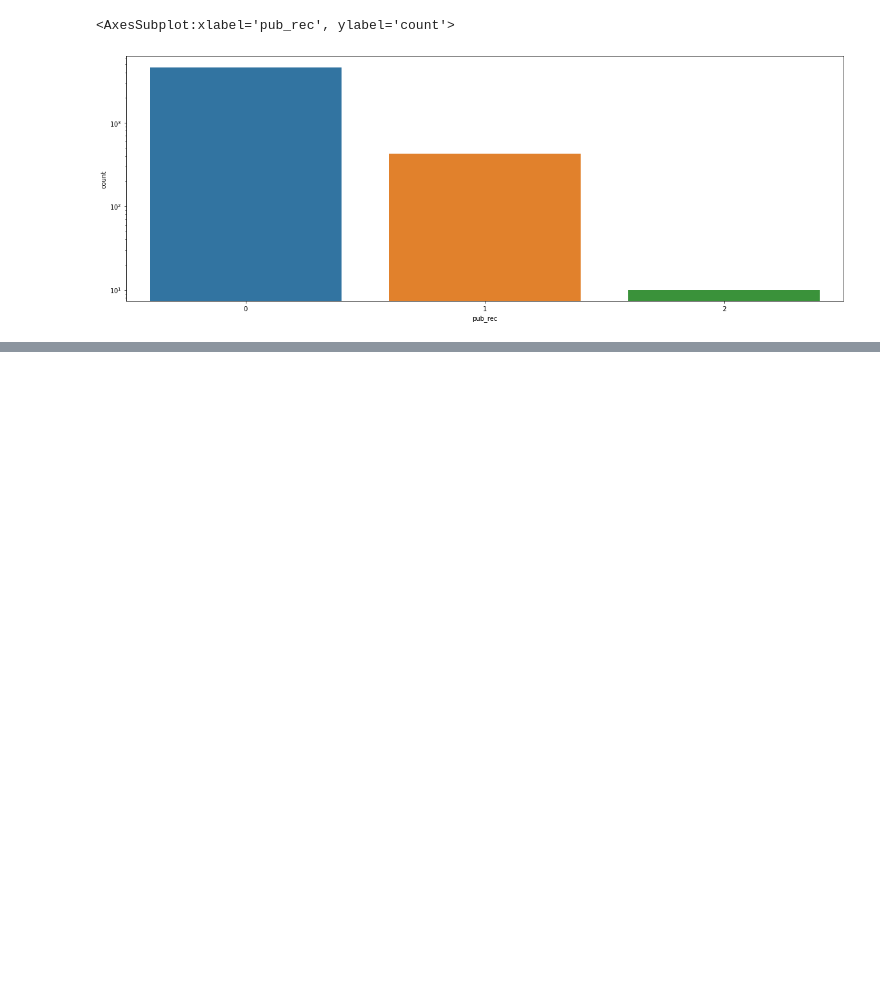
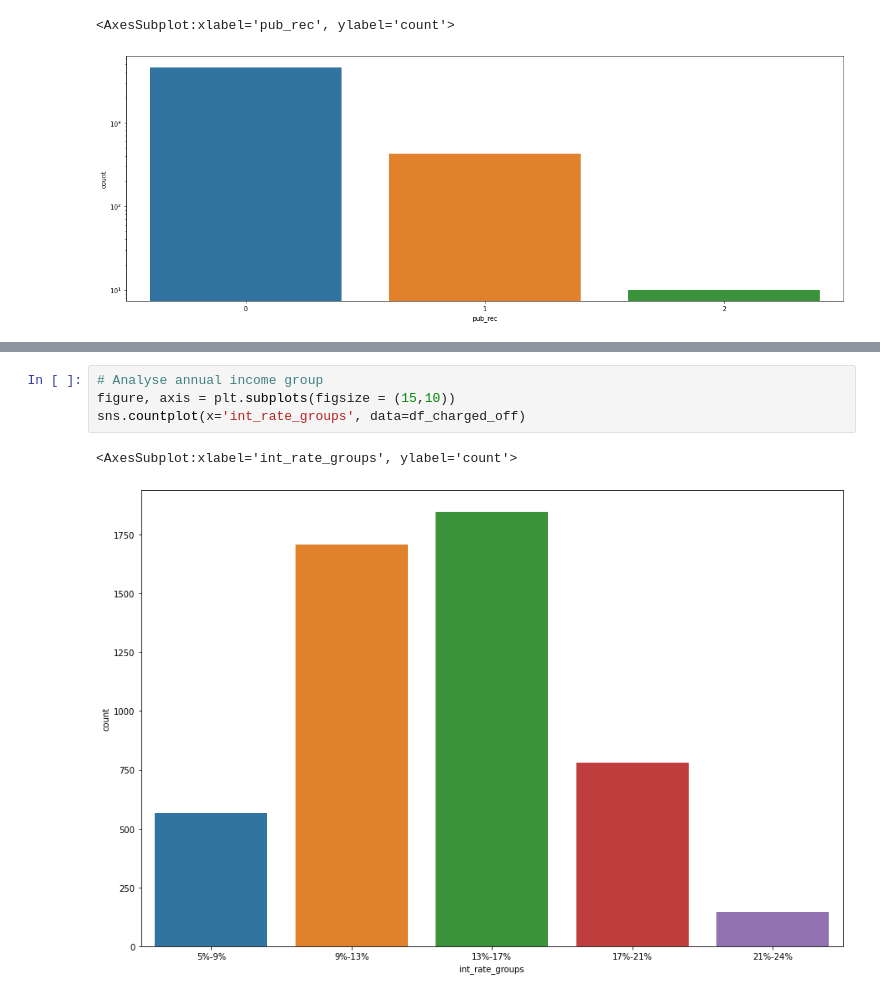
Before and after one commit to Priyesh17/lending-club, a Jupyter notebook: lending-club.ipynb, the cells around one changed output, grey strips where cells are left out. Drawn from its saved outputs; the diff is of its cells as text; blank space fills up the shorter version.

```diff
--- a/lending-club.ipynb
+++ b/lending-club.ipynb
@@ -470,0 +515,7 @@ sns.countplot(x='pub_rec', data=df_charged_off)
+# %%
+# Analyse annual income group
+figure, axis = plt.subplots(figsize = (15,10))
+sns.countplot(x='int_rate_groups', data=df_charged_off)
+# %% [output]
+<AxesSubplot:xlabel='int_rate_groups', ylabel='count'>
+[figure, added]
```
Also changed, not shown: parts of 13 cells of this notebook, 2 other files.
